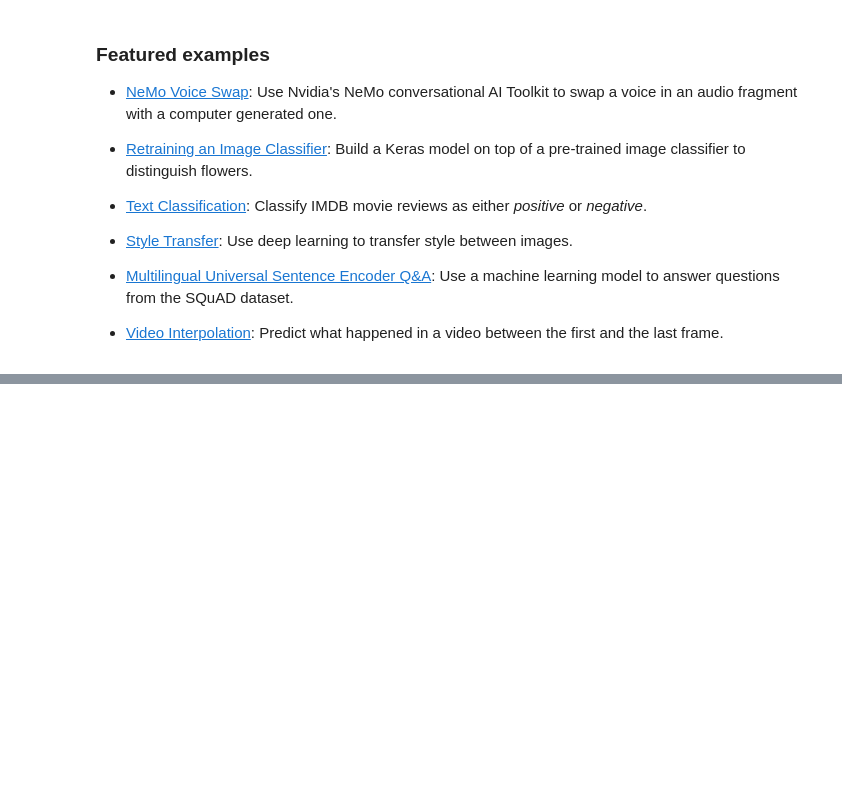
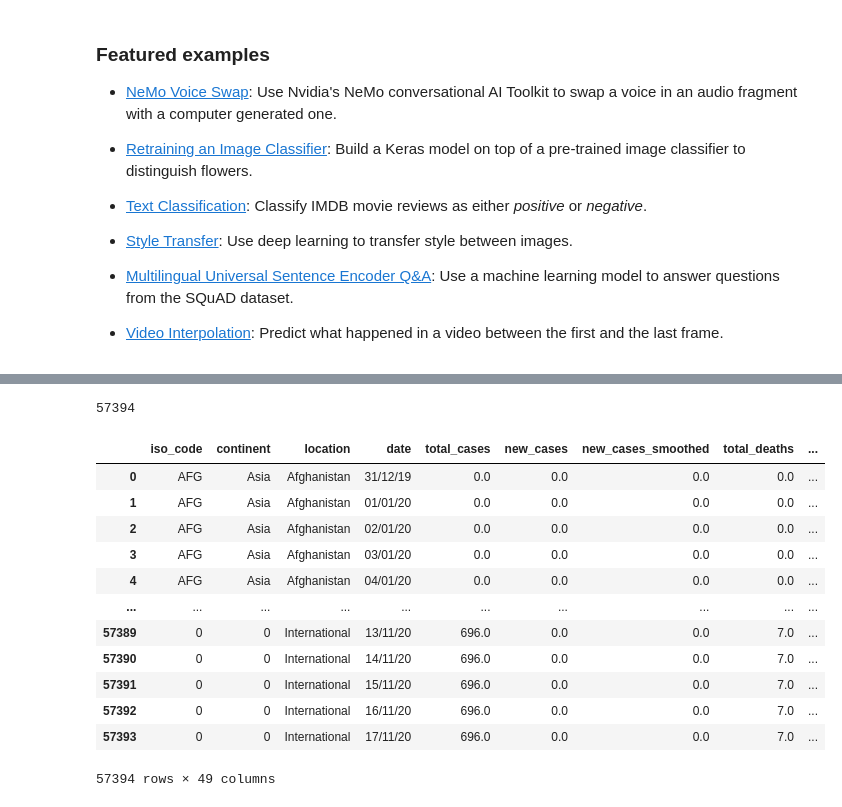
Before and after one commit to DrMahaVasanth/ATM, a Jupyter notebook: Welcome_To_Colaboratory.ipynb, the cells around one changed output, grey strips where cells are left out. Cells and saved outputs as stored; diff of their text form; code cells hidden in the pictures; blank space fills up the shorter version.

```diff
--- a/Welcome_To_Colaboratory.ipynb
+++ b/Welcome_To_Colaboratory.ipynb
@@ -431,0 +171,21 @@ df[col_list]=df[col_list].fillna(df.mode())
+# %%
+df.drop_duplicates(inplace=True)
+len(df)
+# %% [output]
+57394
+# %%
+df.fillna(value=0)
+# %% [output]
+|  | iso_code | continent | location | date | total_cases | new_cases | new_cases_smoothed | total_deaths | ... |
+| 0 | AFG | Asia | Afghanistan | 31/12/19 | 0.0 | 0.0 | 0.0 | 0.0 | ... |
+| 1 | AFG | Asia | Afghanistan | 01/01/20 | 0.0 | 0.0 | 0.0 | 0.0 | ... |
+| 2 | AFG | Asia | Afghanistan | 02/01/20 | 0.0 | 0.0 | 0.0 | 0.0 | ... |
+| 3 | AFG | Asia | Afghanistan | 03/01/20 | 0.0 | 0.0 | 0.0 | 0.0 | ... |
+| 4 | AFG | Asia | Afghanistan | 04/01/20 | 0.0 | 0.0 | 0.0 | 0.0 | ... |
+| ... | ... | ... | ... | ... | ... | ... | ... | ... | ... |
+| 57389 | 0 | 0 | International | 13/11/20 | 696.0 | 0.0 | 0.0 | 7.0 | ... |
+| 57390 | 0 | 0 | International | 14/11/20 | 696.0 | 0.0 | 0.0 | 7.0 | ... |
+| 57391 | 0 | 0 | International | 15/11/20 | 696.0 | 0.0 | 0.0 | 7.0 | ... |
+| 57392 | 0 | 0 | International | 16/11/20 | 696.0 | 0.0 | 0.0 | 7.0 | ... |
+| 57393 | 0 | 0 | International | 17/11/20 | 696.0 | 0.0 | 0.0 | 7.0 | ... |
+57394 rows × 49 columns
```
Also changed, not shown: parts of 42 cells of this notebook.
